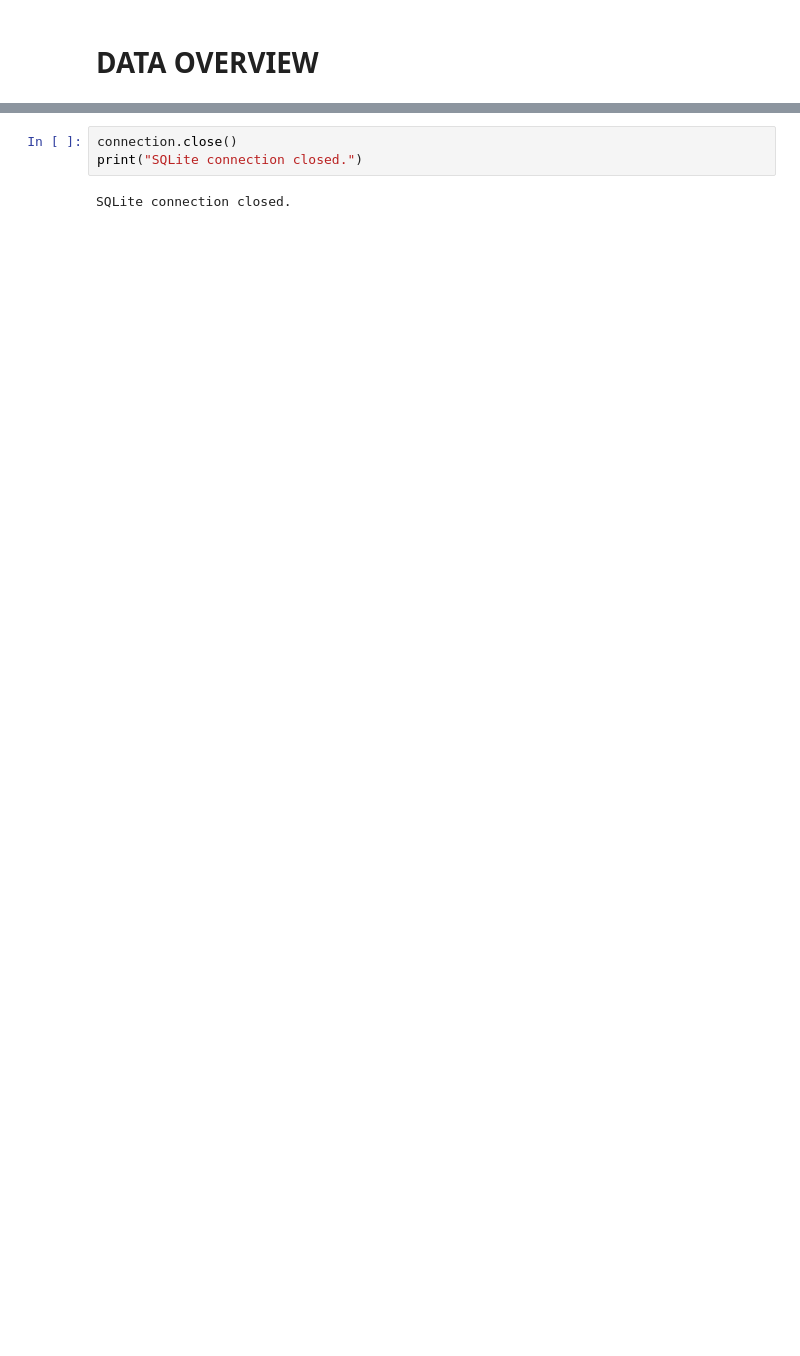
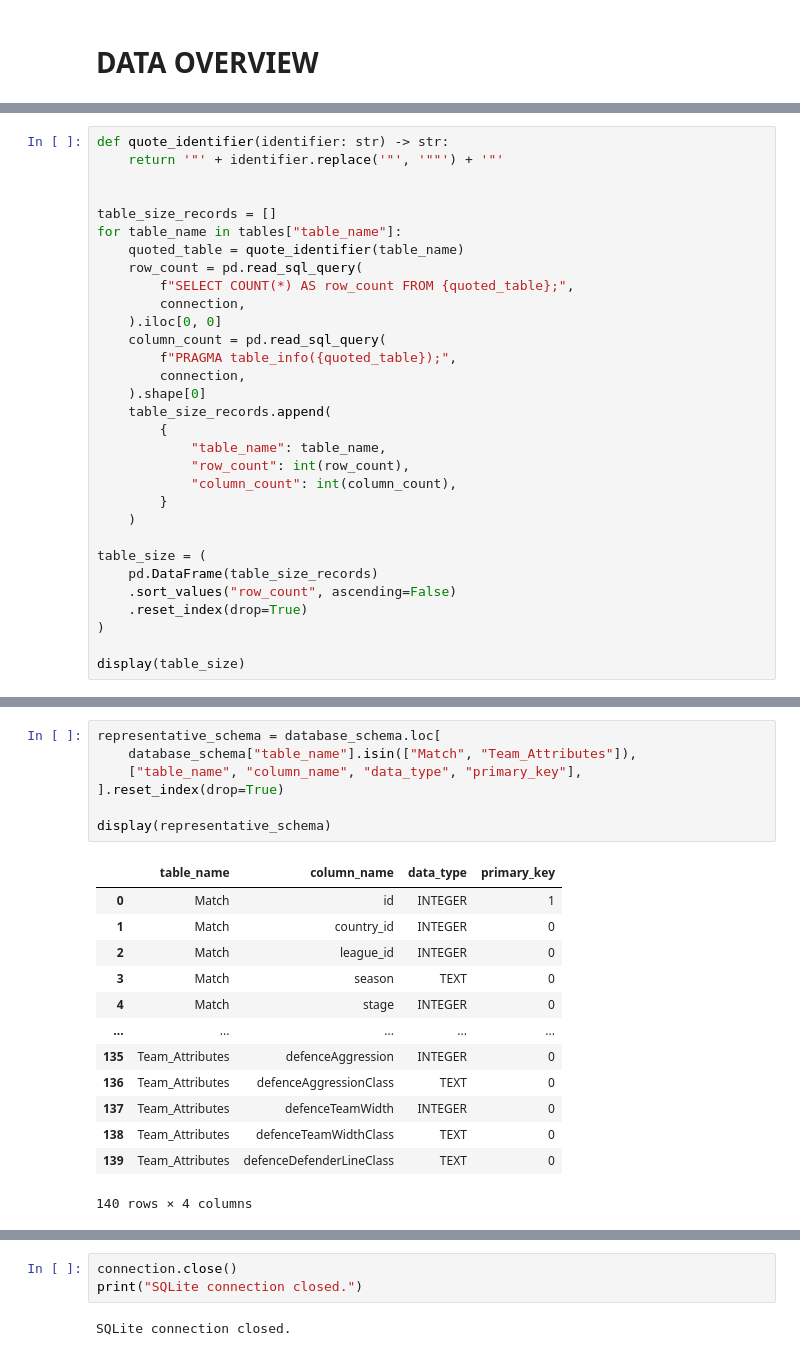
Before and after one commit to TruongQuangPhat/european-soccer-dashboard, a Jupyter notebook: notebooks/data_overview.ipynb, the cells around one changed output, grey strips where cells are left out. Cells and saved outputs as stored; diff of their text form; blank space fills up the shorter version.

```diff
--- a/notebooks/data_overview.ipynb
+++ b/notebooks/data_overview.ipynb
@@ -3288,0 +92,31 @@ Giai đoạn tiếp theo sẽ thực hiện EDA để kiểm tra missing values,
+# %%
+def quote_identifier(identifier: str) -> str:
+    return '"' + identifier.replace('"', '""') + '"'
+
+
+table_size_records = []
+for table_name in tables["table_name"]:
+    quoted_table = quote_identifier(table_name)
+    row_count = pd.read_sql_query(
+        f"SELECT COUNT(*) AS row_count FROM {quoted_table};",
+        connection,
+    ).iloc[0, 0]
+    column_count = pd.read_sql_query(
+        f"PRAGMA table_info({quoted_table});",
+        connection,
+    ).shape[0]
+    table_size_records.append(
+        {
+            "table_name": table_name,
+            "row_count": int(row_count),
+            "column_count": int(column_count),
+        }
+    )
+
+table_size = (
+    pd.DataFrame(table_size_records)
+    .sort_values("row_count", ascending=False)
+    .reset_index(drop=True)
+)
+
+display(table_size)
@@ -3288,0 +190,21 @@ Giai đoạn tiếp theo sẽ thực hiện EDA để kiểm tra missing values,
+# %%
+representative_schema = database_schema.loc[
+    database_schema["table_name"].isin(["Match", "Team_Attributes"]),
+    ["table_name", "column_name", "data_type", "primary_key"],
+].reset_index(drop=True)
+
+display(representative_schema)
+# %% [output]
+|  | table_name | column_name | data_type | primary_key |
+| 0 | Match | id | INTEGER | 1 |
+| 1 | Match | country_id | INTEGER | 0 |
+| 2 | Match | league_id | INTEGER | 0 |
+| 3 | Match | season | TEXT | 0 |
+| 4 | Match | stage | INTEGER | 0 |
+| ... | ... | ... | ... | ... |
+| 135 | Team_Attributes | defenceAggression | INTEGER | 0 |
+| 136 | Team_Attributes | defenceAggressionClass | TEXT | 0 |
+| 137 | Team_Attributes | defenceTeamWidth | INTEGER | 0 |
+| 138 | Team_Attributes | defenceTeamWidthClass | TEXT | 0 |
+| 139 | Team_Attributes | defenceDefenderLineClass | TEXT | 0 |
+140 rows × 4 columns
```
Also changed, not shown: parts of 151 cells of this notebook.
